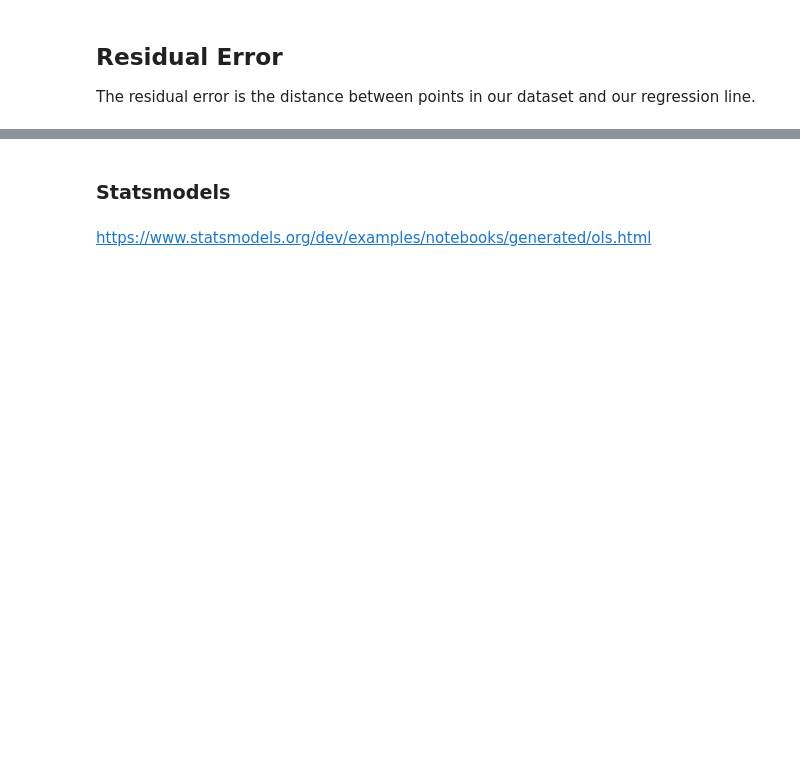
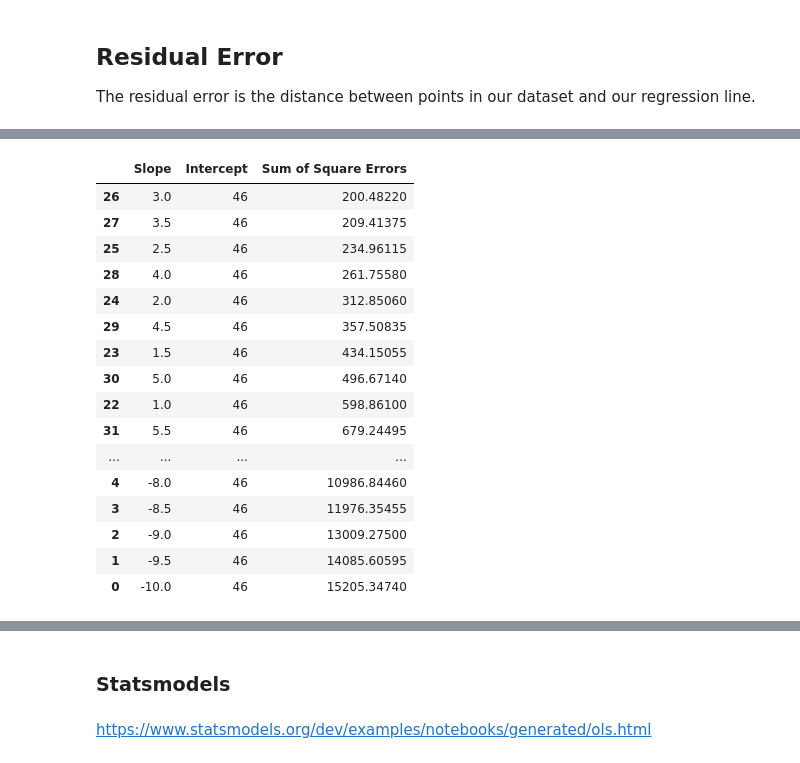
Before and after one commit to nickwinters1/DS-Unit-2-Sprint-2-Regression, a Jupyter notebook: module1-ols-regression/ols-regression.ipynb, the cells around one changed output, grey strips where cells are left out. Saved outputs shown, nothing was run; the diff lists cells and outputs as text; code cells hidden in the pictures; blank space fills up the shorter version.

```diff
--- a/module1-ols-regression/ols-regression.ipynb
+++ b/module1-ols-regression/ols-regression.ipynb
@@ -224,20 +322,38 @@ interact(regression, m=(-10,10,0.5), b=(40,60,0.5));
 # %%
 b = 46
 ms = np.arange(-10,10,0.5)
 sses = []
 
 for m in ms:
     predictions = m * df[feature] + b
     errors = predictions - df[target]
     square_errors = errors ** 2
     sse = square_errors.sum()
     sses.append(sse)
 
 hypotheses = pd.DataFrame({'Slope': ms})
 hypotheses['Intercept'] = b
 hypotheses['Sum of Square Errors'] = sses
 
-hypotheses
+hypotheses.sort_values(by='Sum of Square Errors')
+# %% [output]
+|  | Slope | Intercept | Sum of Square Errors |
+| 26 | 3.0 | 46 | 200.48220 |
+| 27 | 3.5 | 46 | 209.41375 |
+| 25 | 2.5 | 46 | 234.96115 |
+| 28 | 4.0 | 46 | 261.75580 |
+| 24 | 2.0 | 46 | 312.85060 |
+| 29 | 4.5 | 46 | 357.50835 |
+| 23 | 1.5 | 46 | 434.15055 |
+| 30 | 5.0 | 46 | 496.67140 |
+| 22 | 1.0 | 46 | 598.86100 |
+| 31 | 5.5 | 46 | 679.24495 |
+| ... | ... | ... | ... |
+| 4 | -8.0 | 46 | 10986.84460 |
+| 3 | -8.5 | 46 | 11976.35455 |
+| 2 | -9.0 | 46 | 13009.27500 |
+| 1 | -9.5 | 46 | 14085.60595 |
+| 0 | -10.0 | 46 | 15205.34740 |
 # %%
 hypotheses.plot(x='Slope', y='Sum of Square Errors',
                 title=f'Intercept={b}');
```
Also changed, not shown: parts of 51 cells of this notebook, 1 other file.
